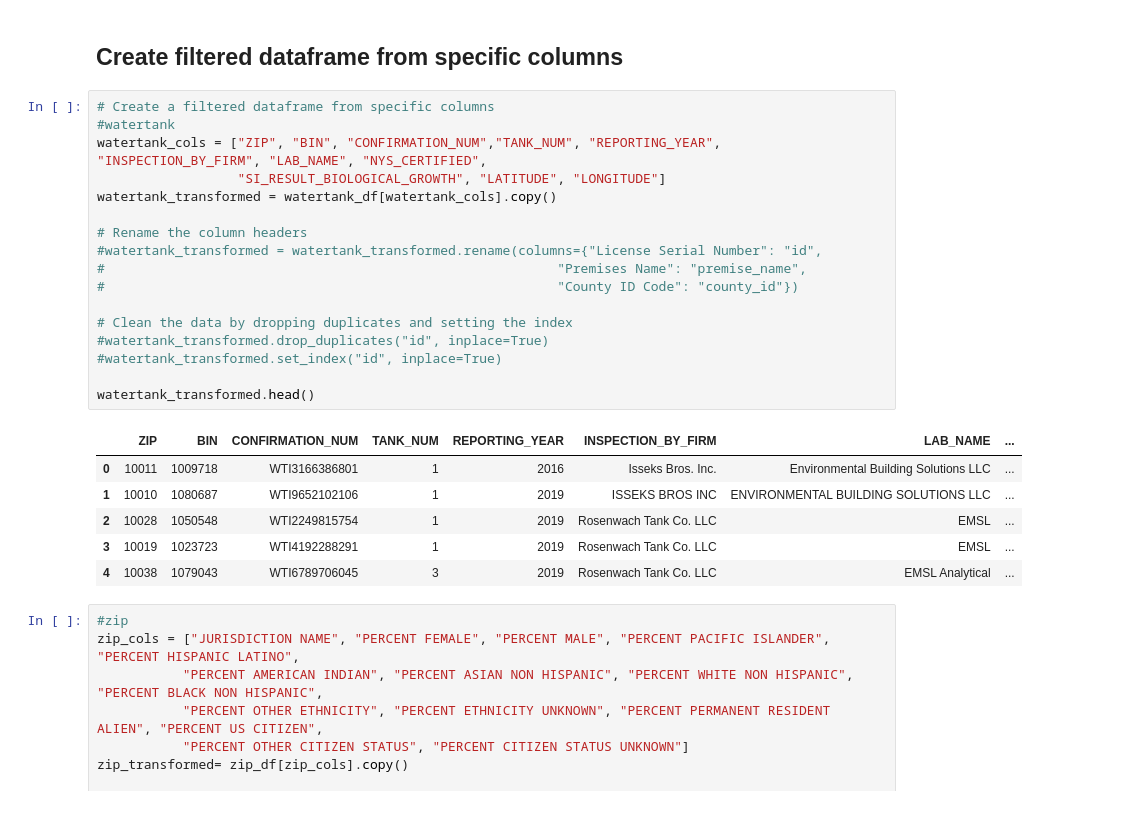
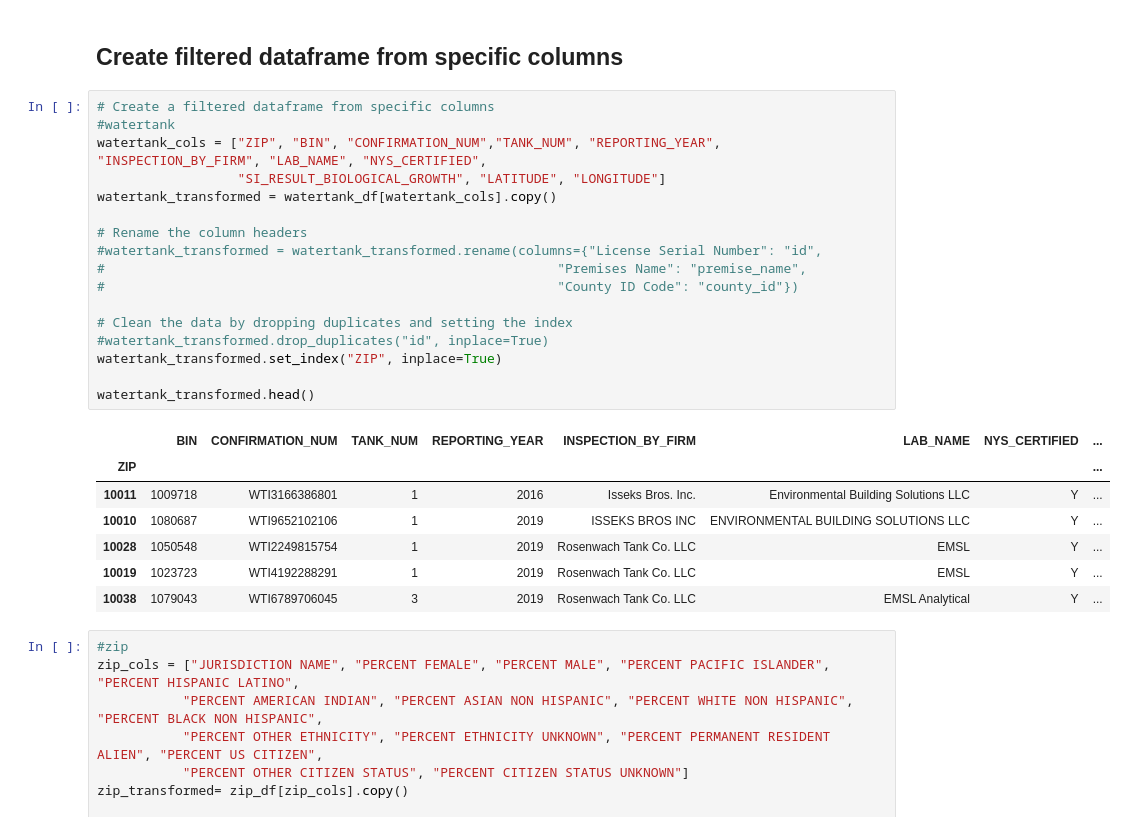
Before and after one commit to DSB011/ETL-Project, a Jupyter notebook: ETL-WaterTank-Demographics.ipynb, the cells around one changed output. Saved outputs shown, nothing was run; the diff lists cells and outputs as text.

```diff
--- a/ETL-WaterTank-Demographics.ipynb
+++ b/ETL-WaterTank-Demographics.ipynb
@@ -48,27 +48,28 @@ zip_df.head()
 # %%
 # Create a filtered dataframe from specific columns
 #watertank
 watertank_cols = ["ZIP", "BIN", "CONFIRMATION_NUM","TANK_NUM", "REPORTING_YEAR", "INSPECTION_BY_FIRM", "LAB_NAME", "NYS_CERTIFIED",
                   "SI_RESULT_BIOLOGICAL_GROWTH", "LATITUDE", "LONGITUDE"]
 watertank_transformed = watertank_df[watertank_cols].copy()
 
 # Rename the column headers
 #watertank_transformed = watertank_transformed.rename(columns={"License Serial Number": "id",
 #                                                          "Premises Name": "premise_name",
 #                                                          "County ID Code": "county_id"})
 
 # Clean the data by dropping duplicates and setting the index
 #watertank_transformed.drop_duplicates("id", inplace=True)
-#watertank_transformed.set_index("id", inplace=True)
+watertank_transformed.set_index("ZIP", inplace=True)
 
 watertank_transformed.head()
 # %% [output]
-|  | ZIP | BIN | CONFIRMATION_NUM | TANK_NUM | REPORTING_YEAR | INSPECTION_BY_FIRM | LAB_NAME | ... |
-| 0 | 10011 | 1009718 | WTI3166386801 | 1 | 2016 | Isseks Bros. Inc. | Environmental Building Solutions LLC | ... |
-| 1 | 10010 | 1080687 | WTI9652102106 | 1 | 2019 | ISSEKS BROS INC | ENVIRONMENTAL BUILDING SOLUTIONS LLC | ... |
-| 2 | 10028 | 1050548 | WTI2249815754 | 1 | 2019 | Rosenwach Tank Co. LLC | EMSL | ... |
-| 3 | 10019 | 1023723 | WTI4192288291 | 1 | 2019 | Rosenwach Tank Co. LLC | EMSL | ... |
-| 4 | 10038 | 1079043 | WTI6789706045 | 3 | 2019 | Rosenwach Tank Co. LLC | EMSL Analytical | ... |
+|  | BIN | CONFIRMATION_NUM | TANK_NUM | REPORTING_YEAR | INSPECTION_BY_FIRM | LAB_NAME | NYS_CERTIFIED | ... |
+| ZIP |  |  |  |  |  |  |  | ... |
+| 10011 | 1009718 | WTI3166386801 | 1 | 2016 | Isseks Bros. Inc. | Environmental Building Solutions LLC | Y | ... |
+| 10010 | 1080687 | WTI9652102106 | 1 | 2019 | ISSEKS BROS INC | ENVIRONMENTAL BUILDING SOLUTIONS LLC | Y | ... |
+| 10028 | 1050548 | WTI2249815754 | 1 | 2019 | Rosenwach Tank Co. LLC | EMSL | Y | ... |
+| 10019 | 1023723 | WTI4192288291 | 1 | 2019 | Rosenwach Tank Co. LLC | EMSL | Y | ... |
+| 10038 | 1079043 | WTI6789706045 | 3 | 2019 | Rosenwach Tank Co. LLC | EMSL Analytical | Y | ... |
 # %%
 #zip
 zip_cols = ["JURISDICTION NAME", "PERCENT FEMALE", "PERCENT MALE", "PERCENT PACIFIC ISLANDER", "PERCENT HISPANIC LATINO",
```
Also changed, not shown: parts of 1 cell of this notebook.
